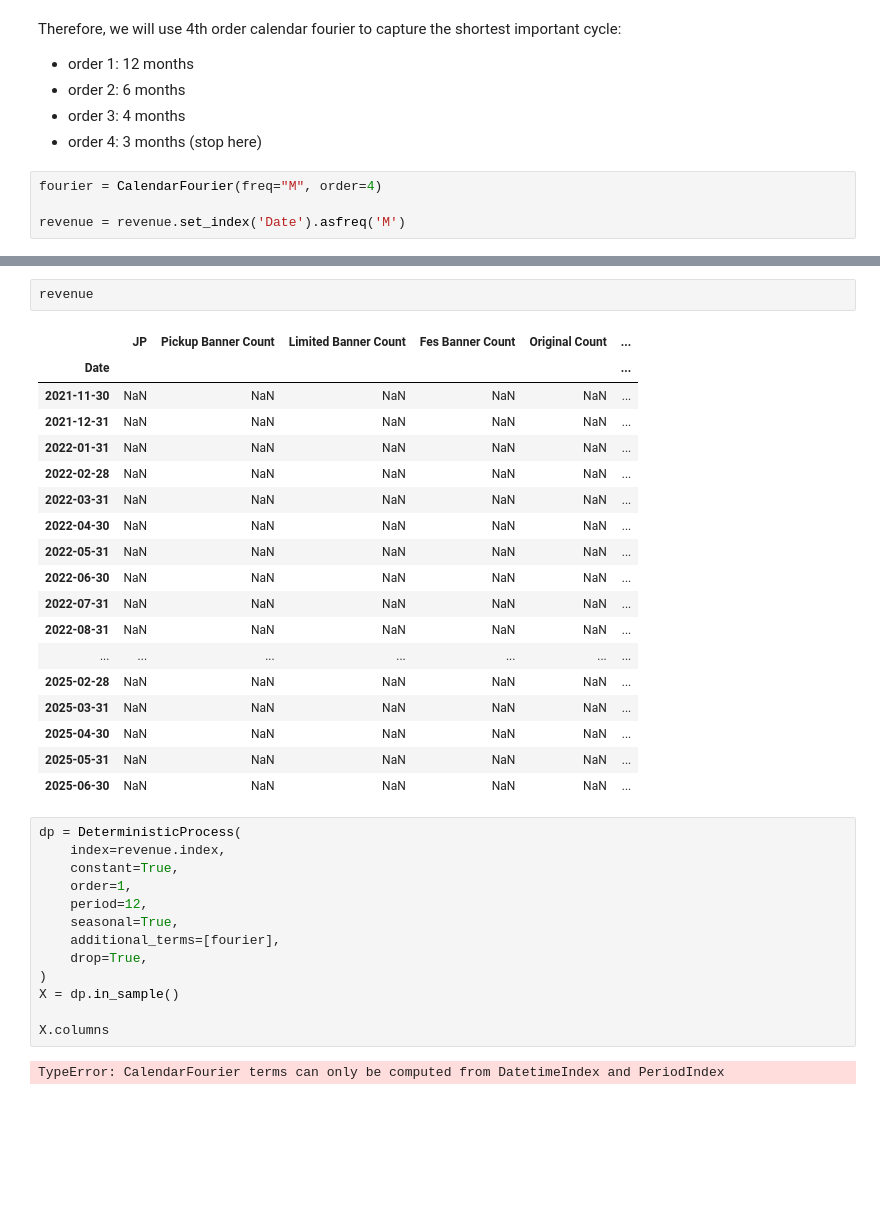
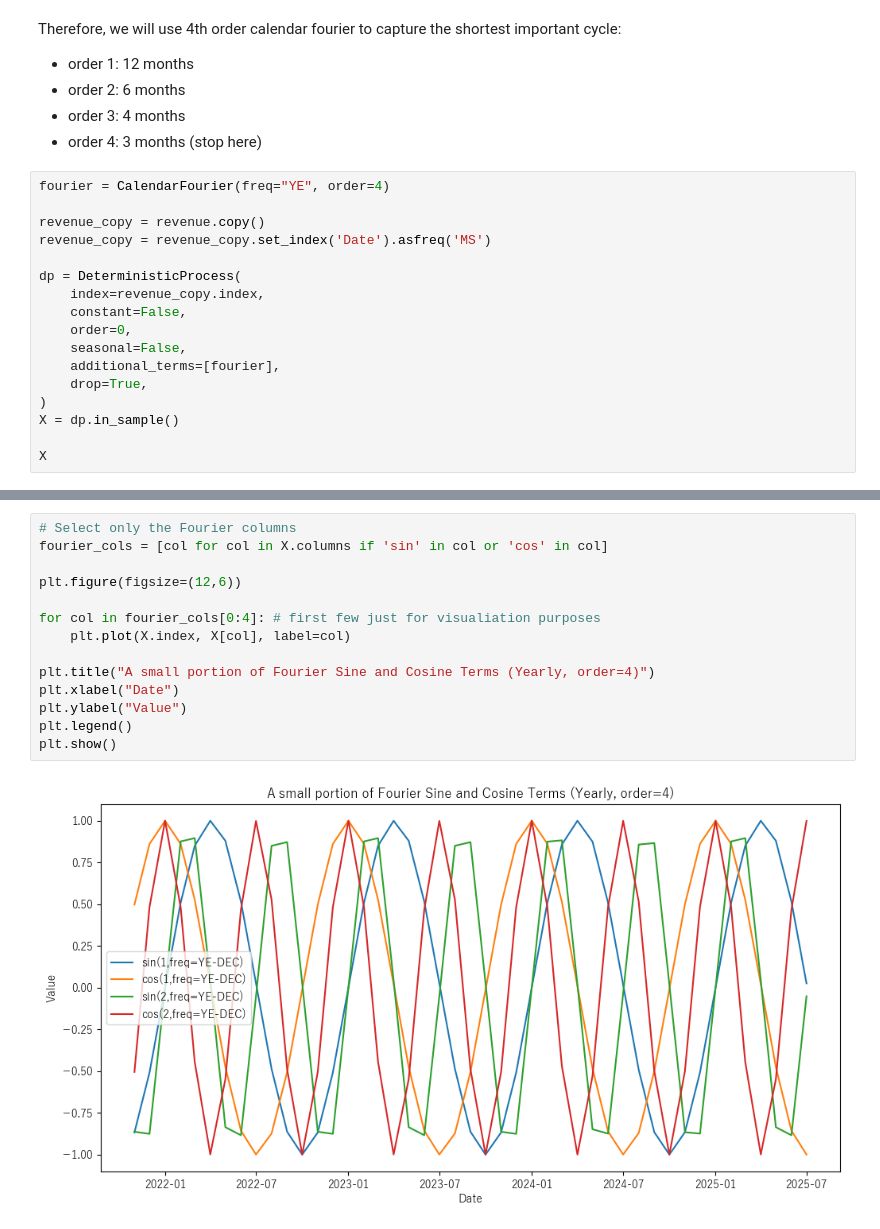
Before and after one commit to willowisp01/blue-archive-forecasting, a Jupyter notebook: analysis.ipynb, the cells around one changed output, grey strips where cells are left out. Saved outputs shown, nothing was run; the diff lists cells and outputs as text; blank space fills up the shorter version.

```diff
--- a/analysis.ipynb
+++ b/analysis.ipynb
@@ -958,6 +958,19 @@ Therefore, we will use 4th order calendar fourier to capture the shortest import
 - order 3: 4 months
 - order 4: 3 months (stop here)
 # %%
-fourier = CalendarFourier(freq="M", order=4)
+fourier = CalendarFourier(freq="YE", order=4)
 
-revenue = revenue.set_index('Date').asfreq('M')
+revenue_copy = revenue.copy()
+revenue_copy = revenue_copy.set_index('Date').asfreq('MS')
+
+dp = DeterministicProcess(
+    index=revenue_copy.index,
+    constant=False,
+    order=0,
+    seasonal=False,
+    additional_terms=[fourier],
+    drop=True,
+)
+X = dp.in_sample()
+
+X
@@ -964,36 +996,16 @@ revenue = revenue.set_index('Date').asfreq('M')
-# %%
-revenue
-# %% [output]
-|  | JP | Pickup Banner Count | Limited Banner Count | Fes Banner Count | Original Count | ... |
-| Date |  |  |  |  |  | ... |
-| 2021-11-30 | NaN | NaN | NaN | NaN | NaN | ... |
-| 2021-12-31 | NaN | NaN | NaN | NaN | NaN | ... |
-| 2022-01-31 | NaN | NaN | NaN | NaN | NaN | ... |
-| 2022-02-28 | NaN | NaN | NaN | NaN | NaN | ... |
-| 2022-03-31 | NaN | NaN | NaN | NaN | NaN | ... |
-| 2022-04-30 | NaN | NaN | NaN | NaN | NaN | ... |
-| 2022-05-31 | NaN | NaN | NaN | NaN | NaN | ... |
-| 2022-06-30 | NaN | NaN | NaN | NaN | NaN | ... |
-| 2022-07-31 | NaN | NaN | NaN | NaN | NaN | ... |
-| 2022-08-31 | NaN | NaN | NaN | NaN | NaN | ... |
-| ... | ... | ... | ... | ... | ... | ... |
-| 2025-02-28 | NaN | NaN | NaN | NaN | NaN | ... |
-| 2025-03-31 | NaN | NaN | NaN | NaN | NaN | ... |
-| 2025-04-30 | NaN | NaN | NaN | NaN | NaN | ... |
-| 2025-05-31 | NaN | NaN | NaN | NaN | NaN | ... |
-| 2025-06-30 | NaN | NaN | NaN | NaN | NaN | ... |
-# %%
-dp = DeterministicProcess(
-    index=revenue.index,
-    constant=True,
-    order=1,
-    period=12,
-    seasonal=True,
-    additional_terms=[fourier],
-    drop=True,
-)
-X = dp.in_sample()
-
-X.columns
-# %% [output]
-TypeError: CalendarFourier terms can only be computed from DatetimeIndex and PeriodIndex
+# %%
+# Select only the Fourier columns
+fourier_cols = [col for col in X.columns if 'sin' in col or 'cos' in col]
+
+plt.figure(figsize=(12,6))
+
+for col in fourier_cols[0:4]: # first few just for visualiation purposes
+    plt.plot(X.index, X[col], label=col)
+
+plt.title("A small portion of Fourier Sine and Cosine Terms (Yearly, order=4)")
+plt.xlabel("Date")
+plt.ylabel("Value")
+plt.legend()
+plt.show()
+# %% [output]
+[figure, added]
```
Also changed, not shown: parts of 8 cells of this notebook.
